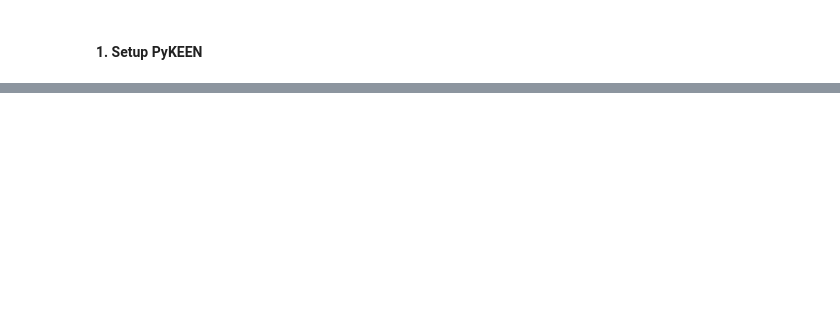
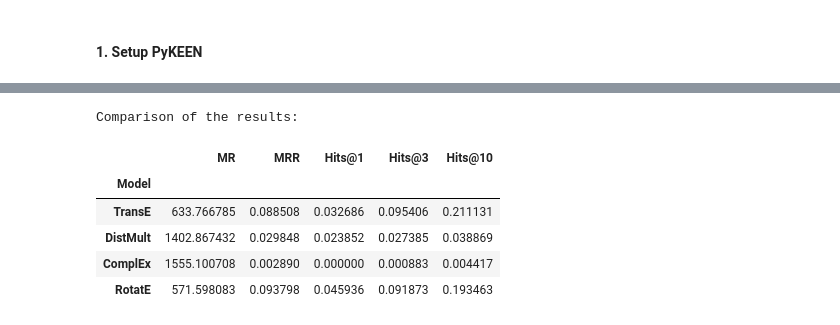
Before and after one commit to aurianemrcln/Projet_WebDataMiningAndSemantics_MAZEPAetMARCELINO, a Jupyter notebook: webdatamining.ipynb, the cells around one changed output, grey strips where cells are left out. Cells and saved outputs as stored; diff of their text form; code cells hidden in the pictures; blank space fills up the shorter version.

```diff
--- a/webdatamining.ipynb
+++ b/webdatamining.ipynb
@@ -782,0 +1404,22 @@ ex:Animal_Farm ex:contains_relation ex:Russia,
+# %%
+from pykeen.evaluation import RankBasedEvaluator
+
+# Define evaluation metrics
+metrics = ['MR', 'MRR', 'Hits@1', 'Hits@3', 'Hits@10']
+evaluation_results={}
+for model_name, result in results.items():
+    evaluator = RankBasedEvaluator()
+    evaluation = evaluator.evaluate(
+        model=result.model,
+        mapped_triples=testing.mapped_triples,
+        additional_filter_triples=[
+            training.mapped_triples,
+            validation.mapped_triples,
+        ],
+    )
+
+    evaluation_results[model_name] = {metric: evaluation.get_metric(metric) for metric in metrics}
+
+    print(f"\nEvaluation results for {model_name}:")
+    for metric in metrics:
+        print(f"{metric}: {evaluation.get_metric(metric)}")
@@ -782,0 +1463,14 @@ ex:Animal_Farm ex:contains_relation ex:Russia,
+# %%
+evaluation_df = pd.DataFrame(evaluation_results).T
+evaluation_df.index.name = 'Model'
+
+print('\nComparison of the results:')
+evaluation_df
+# %% [output]
+Comparison of the results:
+|  | MR | MRR | Hits@1 | Hits@3 | Hits@10 |
+| Model |  |  |  |  |  |
+| TransE | 633.766785 | 0.088508 | 0.032686 | 0.095406 | 0.211131 |
+| DistMult | 1402.867432 | 0.029848 | 0.023852 | 0.027385 | 0.038869 |
+| ComplEx | 1555.100708 | 0.002890 | 0.000000 | 0.000883 | 0.004417 |
+| RotatE | 571.598083 | 0.093798 | 0.045936 | 0.091873 | 0.193463 |
```
Also changed, not shown: parts of 63 cells of this notebook, 3 other files.
